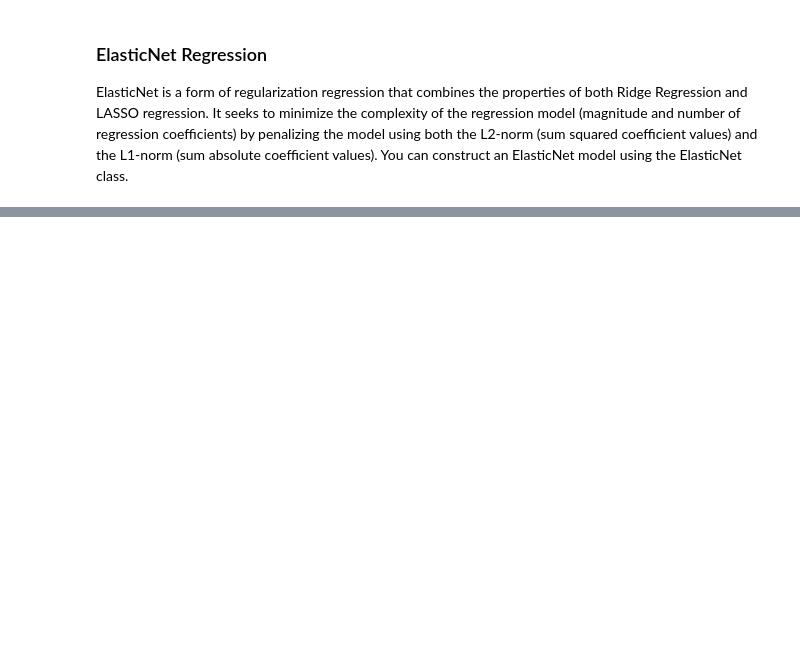
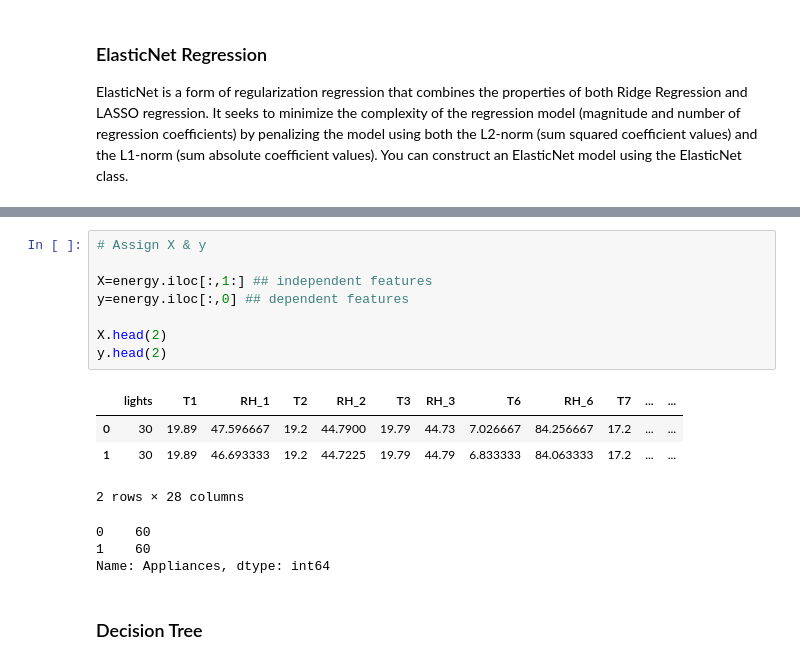
Before and after one commit to SyedNadir/Energy-prediction-use-case, a Jupyter notebook: analytics using py/Regression Analysis/Regression Analysis.ipynb, the cells around one changed output, grey strips where cells are left out. Saved outputs shown, nothing was run; the diff lists cells and outputs as text; blank space fills up the shorter version.

```diff
--- a/analytics using py/Regression Analysis/Regression Analysis.ipynb
+++ b/analytics using py/Regression Analysis/Regression Analysis.ipynb
@@ -408,0 +687,18 @@ print(results.mean())
+# %%
+# Assign X & y
+
+X=energy.iloc[:,1:] ## independent features
+y=energy.iloc[:,0] ## dependent features
+
+X.head(2)
+y.head(2)
+# %% [output]
+|  | lights | T1 | RH_1 | T2 | RH_2 | T3 | RH_3 | T6 | RH_6 | T7 | ... | ... |
+| 0 | 30 | 19.89 | 47.596667 | 19.2 | 44.7900 | 19.79 | 44.73 | 7.026667 | 84.256667 | 17.2 | ... | ... |
+| 1 | 30 | 19.89 | 46.693333 | 19.2 | 44.7225 | 19.79 | 44.79 | 6.833333 | 84.063333 | 17.2 | ... | ... |
+2 rows × 28 columns
+0    60
+1    60
+Name: Appliances, dtype: int64
+# %% [markdown]
+### Decision Tree
```
Also changed, not shown: parts of 44 cells of this notebook, 1 other file.
